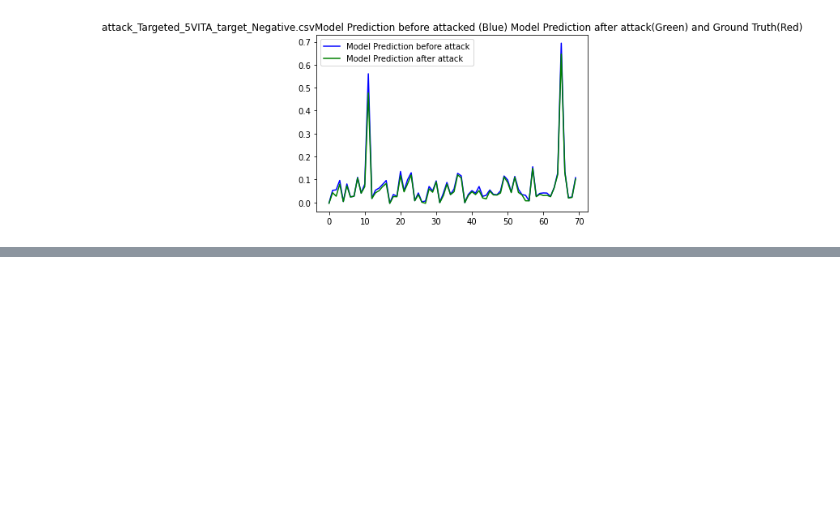
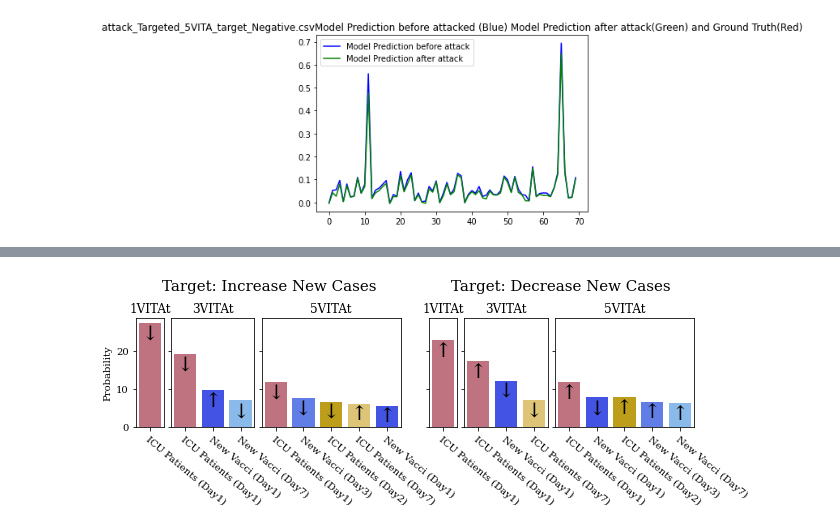
Before and after one commit to ProfiterolePuff/nvita, a Jupyter notebook: examples/covid_use_case_step5_result_analysis.ipynb, the cells around one changed output, grey strips where cells are left out. Saved outputs shown, nothing was run; the diff lists cells and outputs as text; code cells hidden in the pictures; blank space fills up the shorter version.

```diff
--- a/examples/covid_use_case_step5_result_analysis.ipynb
+++ b/examples/covid_use_case_step5_result_analysis.ipynb
@@ -146,0 +205,68 @@ plt.show()
+# %%
+from matplotlib import colors
+
+plt.rc("font", family="serif")
+cmap = colors.LinearSegmentedColormap.from_list("", ["lightskyblue","blue"])
+
+# cdict_tfs = {"ICU Patients (Day1)":"#CC6677",
+#             "New Vaccinations (Day1)":cmap(0.70),
+#             "New Vaccinations (Day7)":cmap(0.1),
+#             "ICU Patients (Day7)":"#EECC66",
+#             "New Vaccinations (Day3)": cmap(0.45),
+#             "ICU Patients (Day2)":"#d7af00"}
+
+cdict_tfs = {"ICU Patients (Day1)":"#CC6677",
+            "New Vacci (Day1)":cmap(0.70),
+            "New Vacci (Day7)":cmap(0.1),
+            "ICU Patients (Day7)":"#EECC66",
+            "New Vacci (Day3)": cmap(0.45),
+            "ICU Patients (Day2)":"#d7af00"}
+
+f, ax = plt.subplots(1, 7, figsize=(10, 2), gridspec_kw={'width_ratios': [1, 3, 5, 0.5, 1, 3, 5]}, sharey=True, sharex=False)
+first = True
+for j, att_dire in enumerate(stats_df["Target"].unique()):
+    df =  stats_df[stats_df["Target"] == att_dire]
+    for i,att_name in enumerate(stats_df["Attack Name"].unique()):
+        if first == False:
+            g = sns.barplot(palette=cdict_tfs, ax=ax[j*3+i+1], errwidth=1.5, data=df[df["Attack Name"] == att_name], y="Time Feature Sign P", x="Time Feature")
+        else:
+            g = sns.barplot(palette=cdict_tfs, ax=ax[j*3+i], errwidth=1.5, data=df[df["Attack Name"] == att_name], y="Time Feature Sign P", x="Time Feature")
+        g.set_title(str(1+i*2) + "VITAt")
+        g.set_xlabel("")
+        y_lim = g.get_ylim()
+        if j*3+i==0: g.set_ylabel("Probability")
+        else: g.set_ylabel("")
+        g.set_xticklabels(g.get_xticklabels(), rotation = 320, ha="left", rotation_mode="anchor")
+
+        if j*3+i==0: g.text(-0.3,23, "↓", fontsize=20)
+        if j*3+i==1:
+            g.text(-0.3,15, "↓", fontsize=20)
+            g.text(0.70,5.5, "↑", fontsize=20)
+            g.text(1.70,2.5, "↓", fontsize=20)
+        if j*3+i==2:
+            g.text(-0.3,7.5, "↓", fontsize=20)
+            g.text(0.70,3.5, "↓", fontsize=20)
+            g.text(1.70,2.5, "↓", fontsize=20)
+            g.text(2.70,2, "↑", fontsize=20)
+            g.text(3.70,1.5, "↑", fontsize=20)
+        if j*3+i==3: g.text(-0.3,18.5, "↑", fontsize=20)
+        if j*3+i==4:
+            g.text(-0.3,13, "↑", fontsize=20)
+            g.text(0.70,8, "↓", fontsize=20)
+            g.text(1.70,3, "↓", fontsize=20)
+        if j*3+i==5:
+            g.text(-0.3,7.5, "↑", fontsize=20)
+            g.text(0.70,3.5, "↓", fontsize=20)
+            g.text(1.70,3.5, "↑", fontsize=20)
+            g.text(2.70,2.5, "↑", fontsize=20)
+            g.text(3.70,2, "↑", fontsize=20)
+    ax[3].set_visible(False)
+    first = False
+
+plt.figtext(0.31,1.1,"Target: Increase New Cases", va="center", ha="center", size=15)
+plt.figtext(0.715,1.1,"Target: Decrease New Cases", va="center", ha="center", size=15)
+#plt.legend(loc="lower left", bbox_to_anchor=(1.01, 0), frameon=False, ncol=1)
+plt.subplots_adjust(left=None, bottom=None, right=None, top=None, wspace=0.1, hspace=0.25)
+plt.savefig("t_covid_use_case_result.pdf", bbox_inches="tight")
+# %% [output]
+[figure, added]
```
Also changed, not shown: parts of 8 cells of this notebook, 2 other files.
